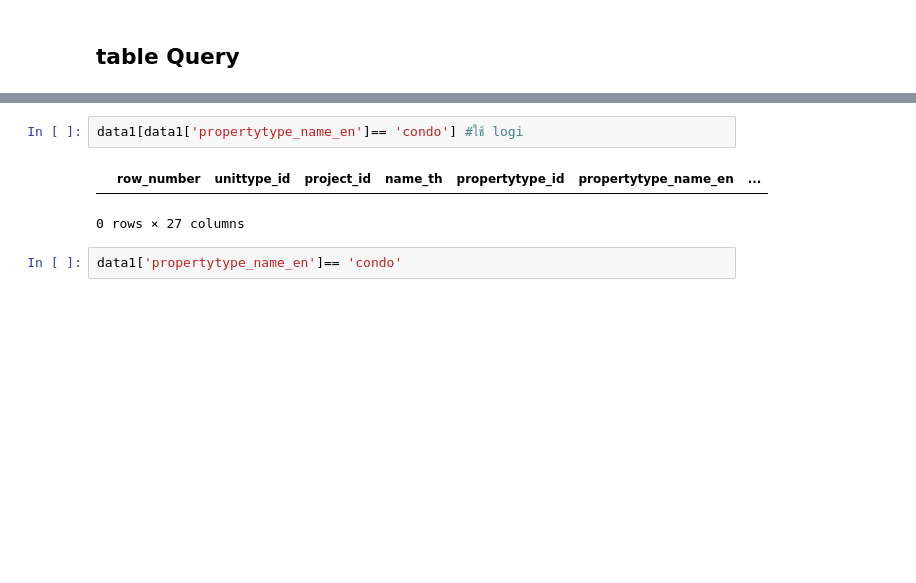
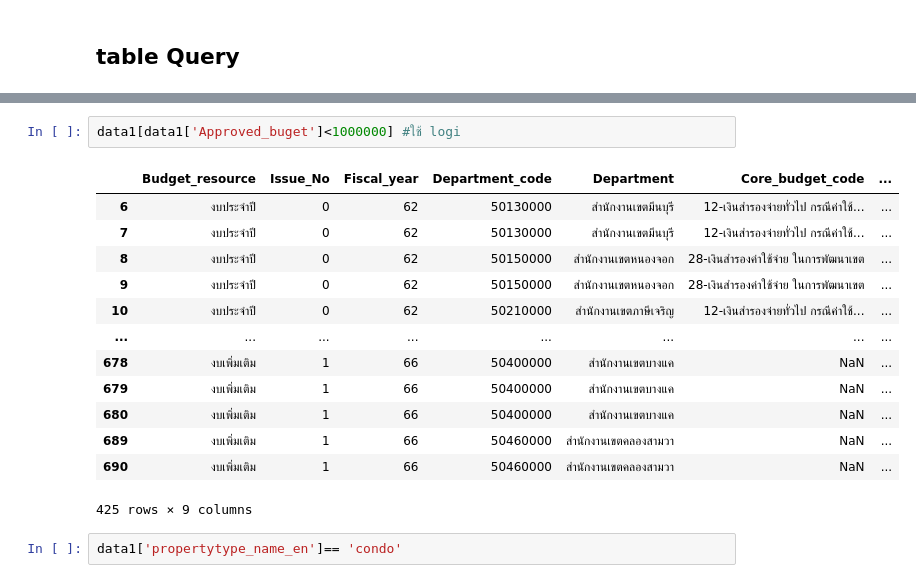
Before and after one commit to Ratchadakorn26/python_dataviz2023, a Jupyter notebook: Pandas101.ipynb, the cells around one changed output, grey strips where cells are left out. Drawn from its saved outputs; the diff is of its cells as text; blank space fills up the shorter version.

```diff
--- a/Pandas101.ipynb
+++ b/Pandas101.ipynb
@@ -204,8 +255,19 @@ data1.iloc[-20 :,7:10]
 # %%
-data1[data1['propertytype_name_en']== 'condo'] #ใช้ logi
+data1[data1['Approved_buget']<1000000] #ใช้ logi
 # %% [output]
-|  | row_number | unittype_id | project_id | name_th | propertytype_id | propertytype_name_en | ... |
+|  | Budget_resource | Issue_No | Fiscal_year | Department_code | Department | Core_budget_code | ... |
+| 6 | งบประจำปี | 0 | 62 | 50130000 | สำนักงานเขตมีนบุรี | 12-เงินสำรองจ่ายทั่วไป กรณีค่าใช้... | ... |
+| 7 | งบประจำปี | 0 | 62 | 50130000 | สำนักงานเขตมีนบุรี | 12-เงินสำรองจ่ายทั่วไป กรณีค่าใช้... | ... |
+| 8 | งบประจำปี | 0 | 62 | 50150000 | สำนักงานเขตหนองจอก | 28-เงินสำรองค่าใช้จ่าย ในการพัฒนาเขต | ... |
+| 9 | งบประจำปี | 0 | 62 | 50150000 | สำนักงานเขตหนองจอก | 28-เงินสำรองค่าใช้จ่าย ในการพัฒนาเขต | ... |
+| 10 | งบประจำปี | 0 | 62 | 50210000 | สำนักงานเขตภาษีเจริญ | 12-เงินสำรองจ่ายทั่วไป กรณีค่าใช้... | ... |
+| ... | ... | ... | ... | ... | ... | ... | ... |
+| 678 | งบเพิ่มเติม | 1 | 66 | 50400000 | สำนักงานเขตบางแค | NaN | ... |
+| 679 | งบเพิ่มเติม | 1 | 66 | 50400000 | สำนักงานเขตบางแค | NaN | ... |
+| 680 | งบเพิ่มเติม | 1 | 66 | 50400000 | สำนักงานเขตบางแค | NaN | ... |
+| 689 | งบเพิ่มเติม | 1 | 66 | 50460000 | สำนักงานเขตคลองสามวา | NaN | ... |
+| 690 | งบเพิ่มเติม | 1 | 66 | 50460000 | สำนักงานเขตคลองสามวา | NaN | ... |
-0 rows × 27 columns
+425 rows × 9 columns
 # %%
 data1['propertytype_name_en']== 'condo'
 # %% [output]
```
Also changed, not shown: parts of 29 cells of this notebook.
